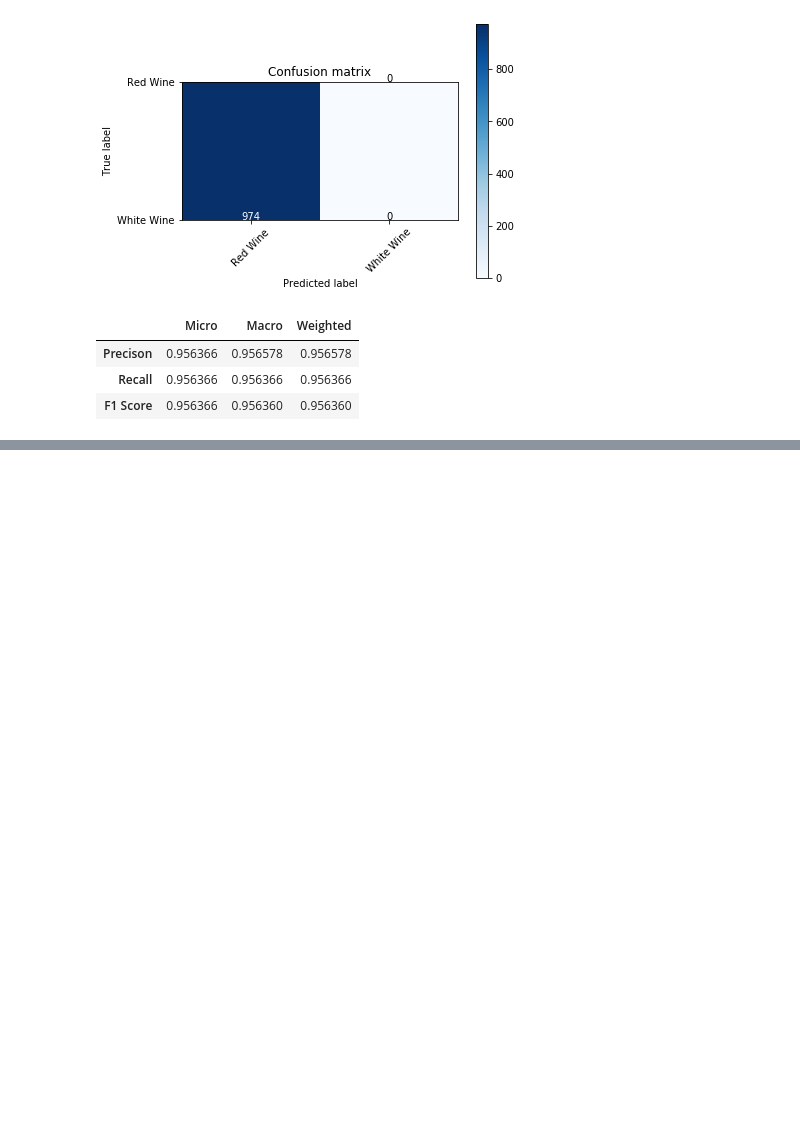
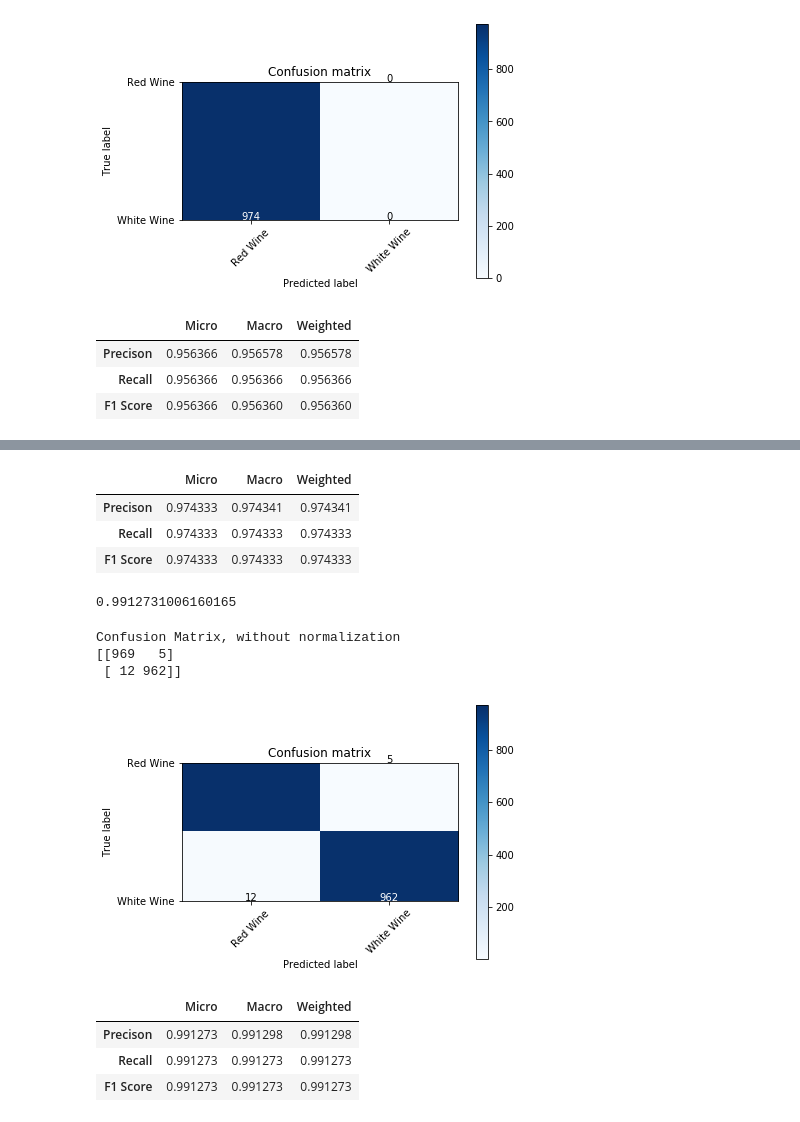
Before and after one commit to emilia329/WineFun, a Jupyter notebook: Modeling.ipynb, the cells around one changed output, grey strips where cells are left out. Cells and saved outputs as stored; diff of their text form; code cells hidden in the pictures; blank space fills up the shorter version.

```diff
--- a/Modeling.ipynb
+++ b/Modeling.ipynb
@@ -234,0 +263,34 @@ Test set Accuracy:  0.9928131416837782
+# %%
+datatable(y_test,refpred)
+# %% [output]
+|  | Micro | Macro | Weighted |
+| Precison | 0.974333 | 0.974341 | 0.974341 |
+| Recall | 0.974333 | 0.974333 | 0.974333 |
+| F1 Score | 0.974333 | 0.974333 | 0.974333 |
+# %%
+rfc2 = RandomForestClassifier(random_state=42)
+rfc2.fit(X_train, y_train)
+test_pred = rfc2.predict(X_test)
+accuracy_score(y_test, test_pred)
+# %% [output]
+0.9912731006160165
+# %%
+cm = confusion_matrix(y_test,test_pred)
+classes = ['Red Wine', 'White Wine']
+# %%
+plot_confusion_matrix(cm, classes,
+                          normalize=False,
+                          title='Confusion matrix',
+                          cmap=plt.cm.Blues)
+# %% [output]
+Confusion Matrix, without normalization
+[[969   5]
+ [ 12 962]]
+[figure, added]
+# %%
+datatable(y_test,test_pred)
+# %% [output]
+|  | Micro | Macro | Weighted |
+| Precison | 0.991273 | 0.991298 | 0.991298 |
+| Recall | 0.991273 | 0.991273 | 0.991273 |
+| F1 Score | 0.991273 | 0.991273 | 0.991273 |
```
Also changed, not shown: parts of 8 cells of this notebook.
